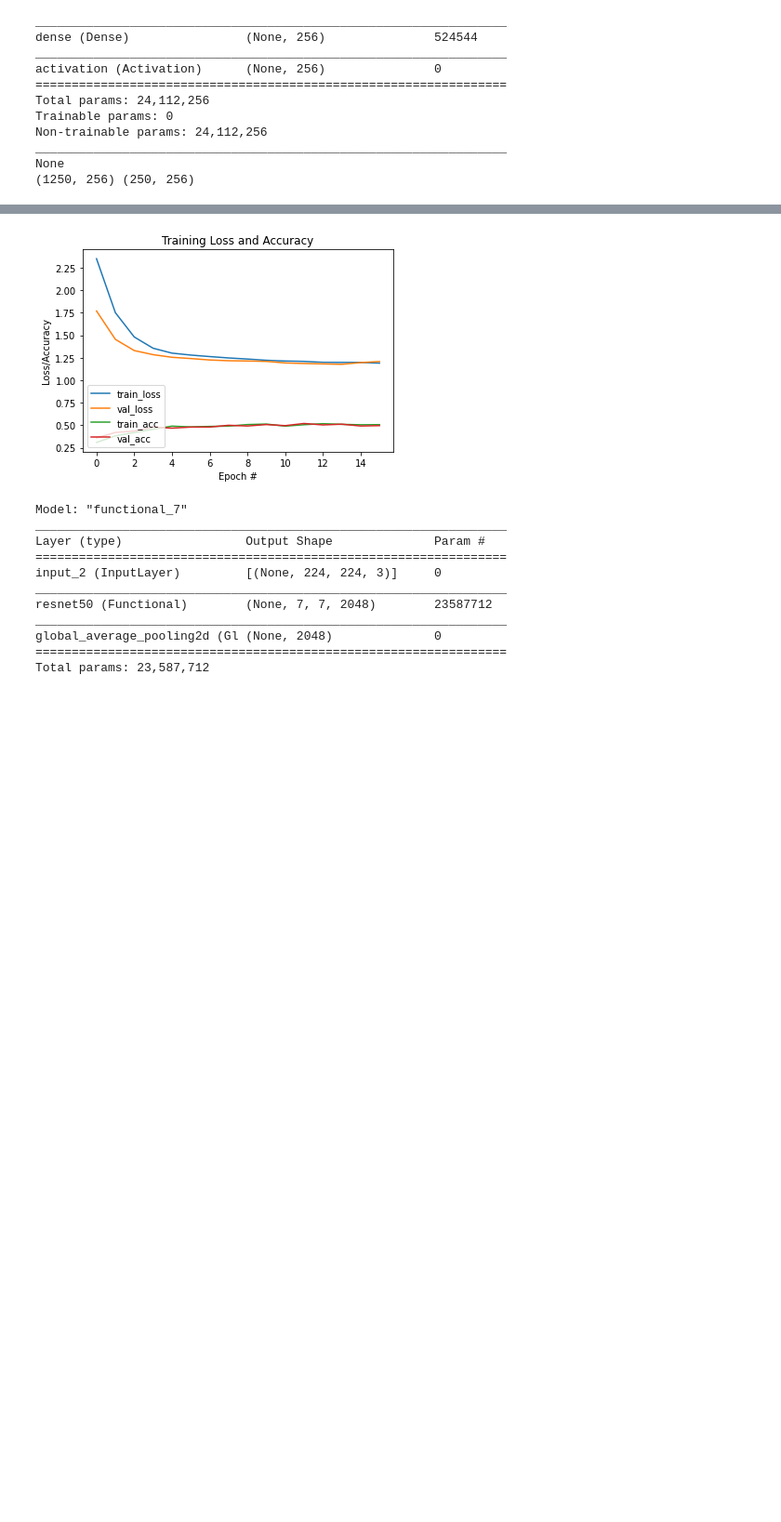
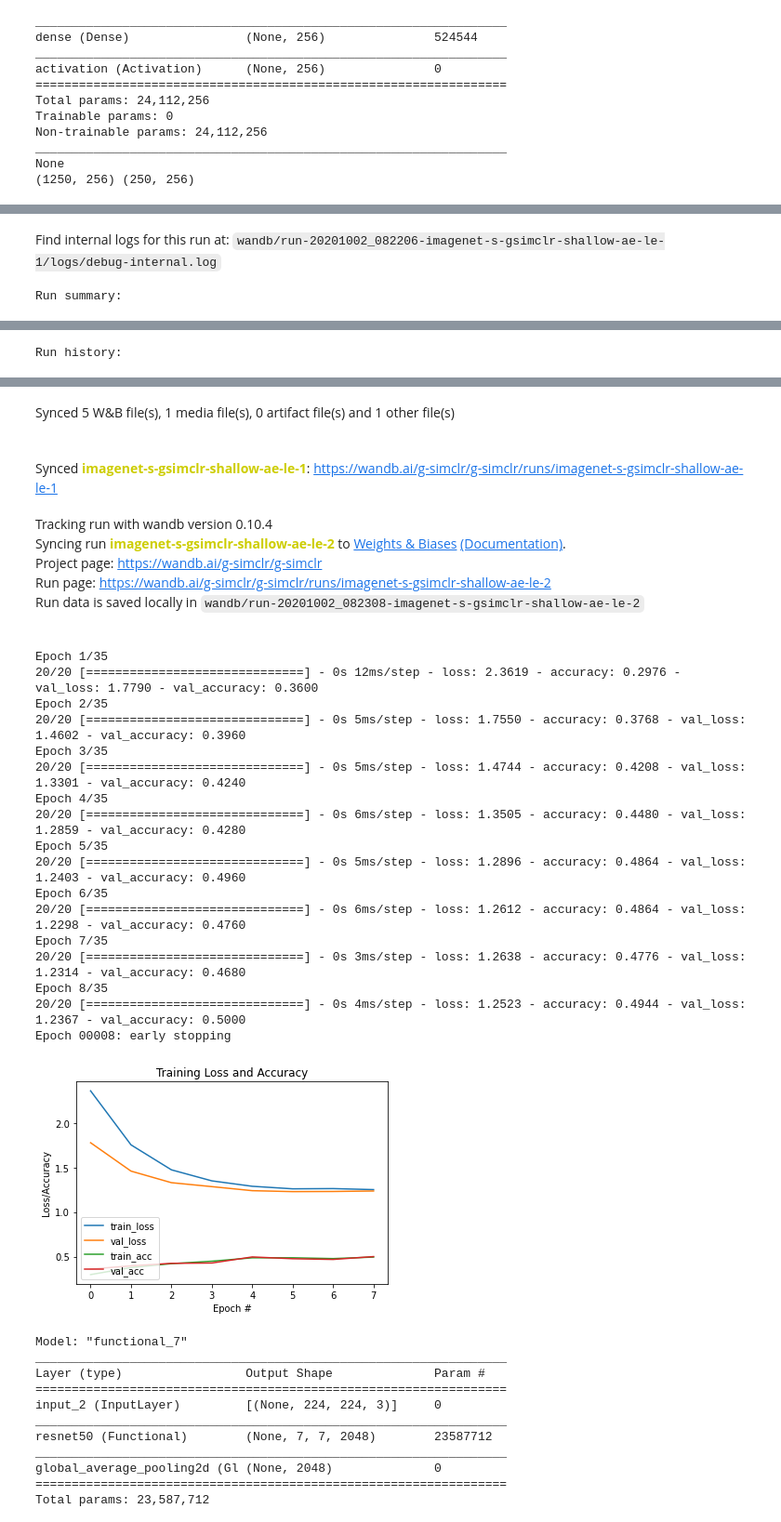
Before and after one commit to ariG23498/G-SimCLR, a Jupyter notebook: Imagenet_Subset/SimCLR_Pseudo_Labels/Shallow Autoencoder/Linear_Evaluation.ipynb, the cells around one changed output, grey strips where cells are left out. Shown at 93% size. Saved outputs shown, nothing was run; the diff lists cells and outputs as text; code cells hidden in the pictures; blank space fills up the shorter version.

Commit message:
Added wandb

```diff
--- a/Imagenet_Subset/SimCLR_Pseudo_Labels/Shallow Autoencoder/Linear_Evaluation.ipynb
+++ b/Imagenet_Subset/SimCLR_Pseudo_Labels/Shallow Autoencoder/Linear_Evaluation.ipynb
@@ -289,6 +316,9 @@ _________________________________________________________________
 None
 (1250, 256) (250, 256)
 # %%
+# Initialize wandb
+wandb.init(entity="g-simclr", project="g-simclr", id="imagenet-s-gsimclr-shallow-ae-le-2")
+
 linear_model = get_linear_model(256)
 linear_model.compile(loss="sparse_categorical_crossentropy", metrics=["accuracy"],
                      optimizer="adam")
@@ -296,6 +326,6 @@ history = linear_model.fit(train_features, y_train_enc,
                  validation_data=(test_features, y_test_enc),
                  batch_size=64,
                  epochs=35,
-                 callbacks=[es])
+                 callbacks=[es, WandbCallback()])
 plot_training(history)
 # %% [output]
@@ -318,0 +336,2 @@ Epoch 00016: early stopping
+Find internal logs for this run at: wandb/run-20201002_082206-imagenet-s-gsimclr-shallow-ae-le-1/logs/debug-internal.log
+Run summary:
@@ -318,0 +348 @@ Epoch 00016: early stopping
+Run history:
@@ -319,4 +357,28 @@ Epoch 00016: early stopping
+Synced 5 W&B file(s), 1 media file(s), 0 artifact file(s) and 1 other file(s)
+Synced imagenet-s-gsimclr-shallow-ae-le-1: https://wandb.ai/g-simclr/g-simclr/runs/imagenet-s-gsimclr-shallow-ae-le-1
+Tracking run with wandb version 0.10.4
+Syncing run imagenet-s-gsimclr-shallow-ae-le-2 to Weights & Biases (Documentation).
+Project page: https://wandb.ai/g-simclr/g-simclr
+Run page: https://wandb.ai/g-simclr/g-simclr/runs/imagenet-s-gsimclr-shallow-ae-le-2
+Run data is saved locally in wandb/run-20201002_082308-imagenet-s-gsimclr-shallow-ae-le-2
+Epoch 1/35
+20/20 [==============================] - 0s 12ms/step - loss: 2.3619 - accuracy: 0.2976 - val_loss: 1.7790 - val_accuracy: 0.3600
+Epoch 2/35
+20/20 [==============================] - 0s 5ms/step - loss: 1.7550 - accuracy: 0.3768 - val_loss: 1.4602 - val_accuracy: 0.3960
+Epoch 3/35
+20/20 [==============================] - 0s 5ms/step - loss: 1.4744 - accuracy: 0.4208 - val_loss: 1.3301 - val_accuracy: 0.4240
+Epoch 4/35
+20/20 [==============================] - 0s 6ms/step - loss: 1.3505 - accuracy: 0.4480 - val_loss: 1.2859 - val_accuracy: 0.4280
+Epoch 5/35
+20/20 [==============================] - 0s 5ms/step - loss: 1.2896 - accuracy: 0.4864 - val_loss: 1.2403 - val_accuracy: 0.4960
+Epoch 6/35
+20/20 [==============================] - 0s 6ms/step - loss: 1.2612 - accuracy: 0.4864 - val_loss: 1.2298 - val_accuracy: 0.4760
+Epoch 7/35
+20/20 [==============================] - 0s 3ms/step - loss: 1.2638 - accuracy: 0.4776 - val_loss: 1.2314 - val_accuracy: 0.4680
+Epoch 8/35
+20/20 [==============================] - 0s 4ms/step - loss: 1.2523 - accuracy: 0.4944 - val_loss: 1.2367 - val_accuracy: 0.5000
+Epoch 00008: early stopping
-[figure, old version]
+[figure, new version]
 # %%
 # Encoder model with no projection
 projection = Model(resnet_simclr.input, resnet_simclr.layers[-6].output)
```
Also changed, not shown: parts of 10 cells of this notebook.
